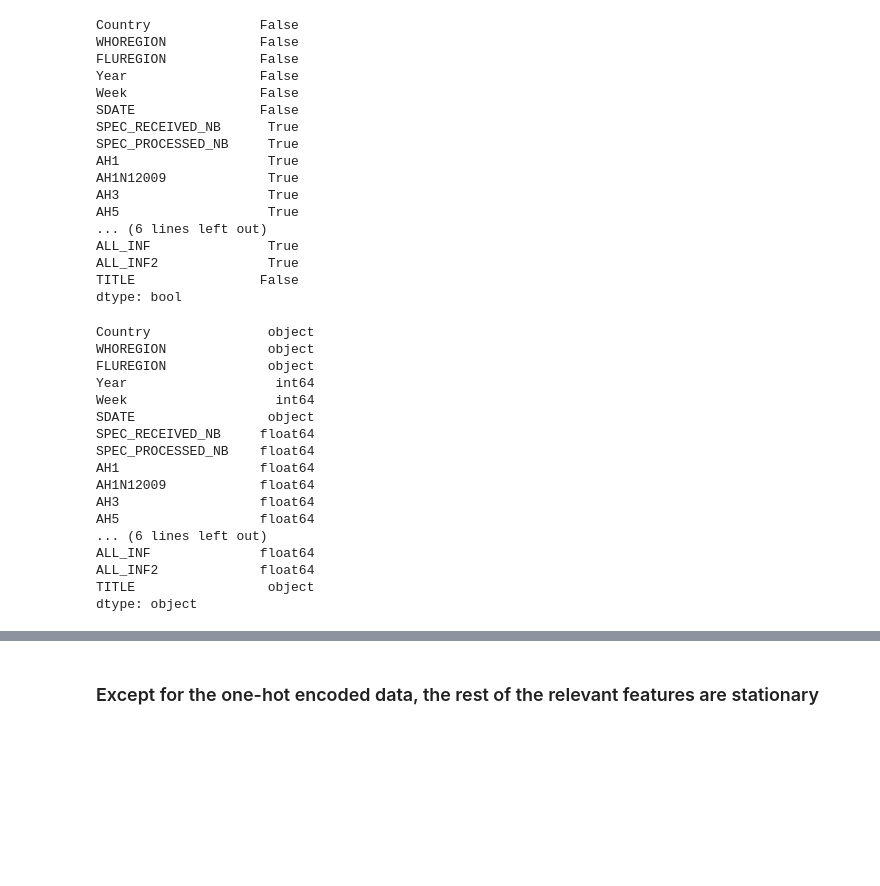
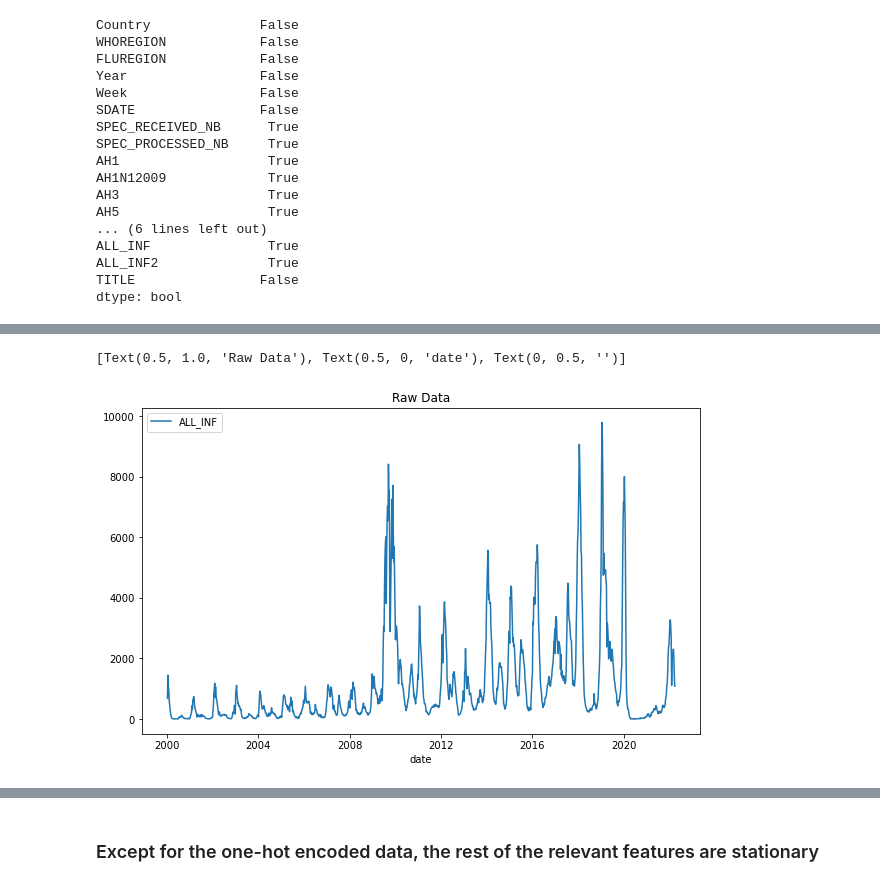
Before and after one commit to DhasiM/Influenza_Spook, a Jupyter notebook: influenza-spook.ipynb, the cells around one changed output, grey strips where cells are left out. Saved outputs shown, nothing was run; the diff lists cells and outputs as text; code cells hidden in the pictures; blank space fills up the shorter version.

```diff
--- a/influenza-spook.ipynb
+++ b/influenza-spook.ipynb
@@ -206,7 +154,7 @@ pickle. dump(mod, open(filename, 'wb'))
 #load data
 #df2=pd.read_csv("../input/flureports/FluNetInteractiveReport.csv")
 #df2.head(1)
-data=pd.read_csv("../input/flureports/WPOFluNetInteractiveReport.csv", parse_dates=['EDATE'], index_col='EDATE', skiprows=3)
+data=pd.read_csv("WPOFluNetInteractiveReport.csv", parse_dates=['EDATE'], index_col='EDATE', skiprows=3)
 data.tail(1)
 # %% [output]
 |  | Country | WHOREGION | FLUREGION | Year | Week | SDATE | SPEC_RECEIVED_NB | SPEC_PROCESSED_NB | ... |
@@ -240,24 +188,6 @@ TITLE                False
 dtype: bool
 # %%
 data.dtypes
-# %% [output]
-Country               object
-WHOREGION             object
-FLUREGION             object
-Year                   int64
-Week                   int64
-SDATE                 object
-SPEC_RECEIVED_NB     float64
-SPEC_PROCESSED_NB    float64
-AH1                  float64
-AH1N12009            float64
-AH3                  float64
-AH5                  float64
-... (6 lines left out)
-ALL_INF              float64
-ALL_INF2             float64
-TITLE                 object
-dtype: object
 # %%
 data = data.fillna(0) #fill any remaining gaps with 0
 _=data.pop('SPEC_RECEIVED_NB') #remove the number of specimen received
@@ -272,3 +202,13 @@ data.head()
 | 2000-01-23 | Australia | Western Pacific Region of WHO | Oceania Melanesia Polynesia | 2000 | 3 | 2000-01-17 | 0.0 | 0.0 | 0.0 | 0.0 | ... |
 | 2000-01-30 | Australia | Western Pacific Region of WHO | Oceania Melanesia Polynesia | 2000 | 4 | 2000-01-24 | 0.0 | 0.0 | 0.0 | 0.0 | ... |
 | 2000-02-06 | Australia | Western Pacific Region of WHO | Oceania Melanesia Polynesia | 2000 | 5 | 2000-01-31 | 0.0 | 0.0 | 0.0 | 0.0 | ... |
+# %%
+#plot the raw data
+fig, ax = plt.subplots(figsize=(10,6))
+df=data.groupby('EDATE').sum()
+sns.lineplot(x='EDATE', y='ALL_INF', label='ALL_INF', data=df, ax=ax)
+ax.legend(loc='upper left')
+ax.set(title='Raw Data', xlabel='date', ylabel='')
+# %% [output]
+[Text(0.5, 1.0, 'Raw Data'), Text(0.5, 0, 'date'), Text(0, 0.5, '')]
+[figure, added]
```
Also changed, not shown: parts of 37 cells of this notebook.
